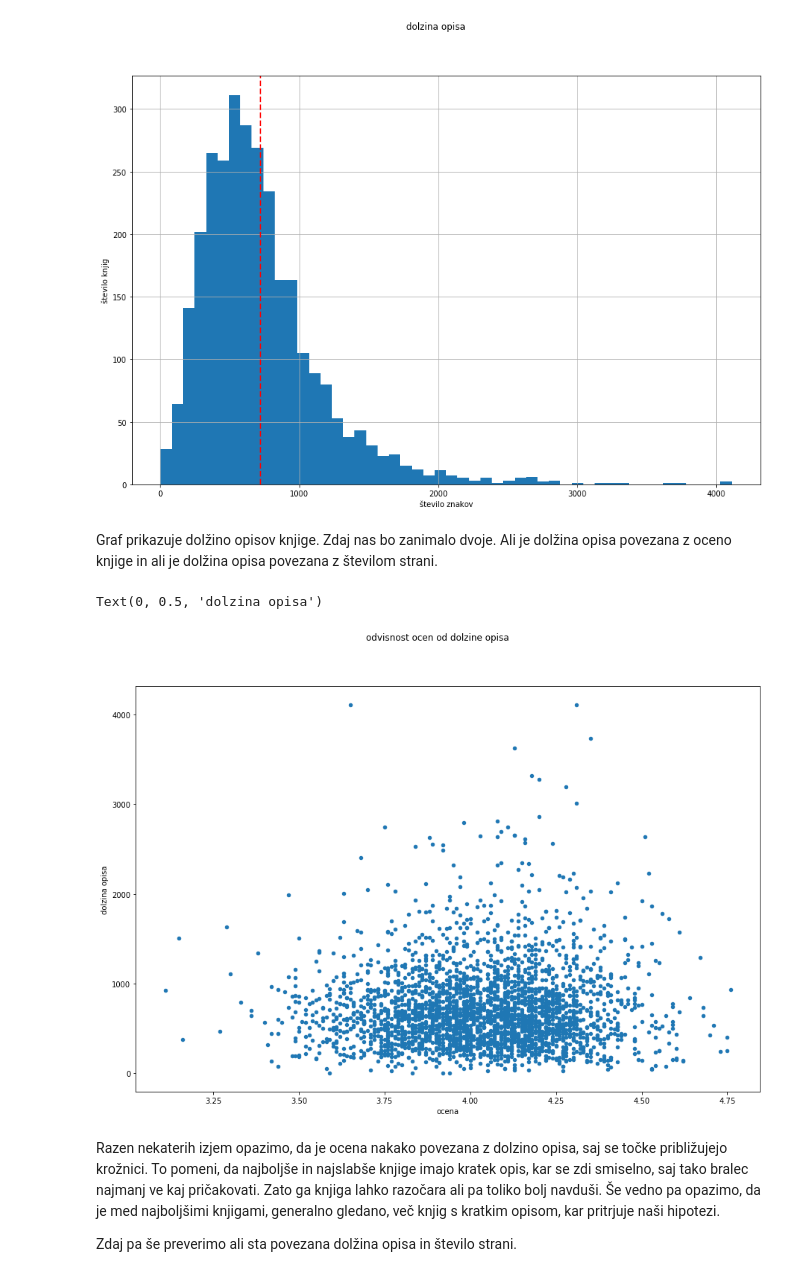
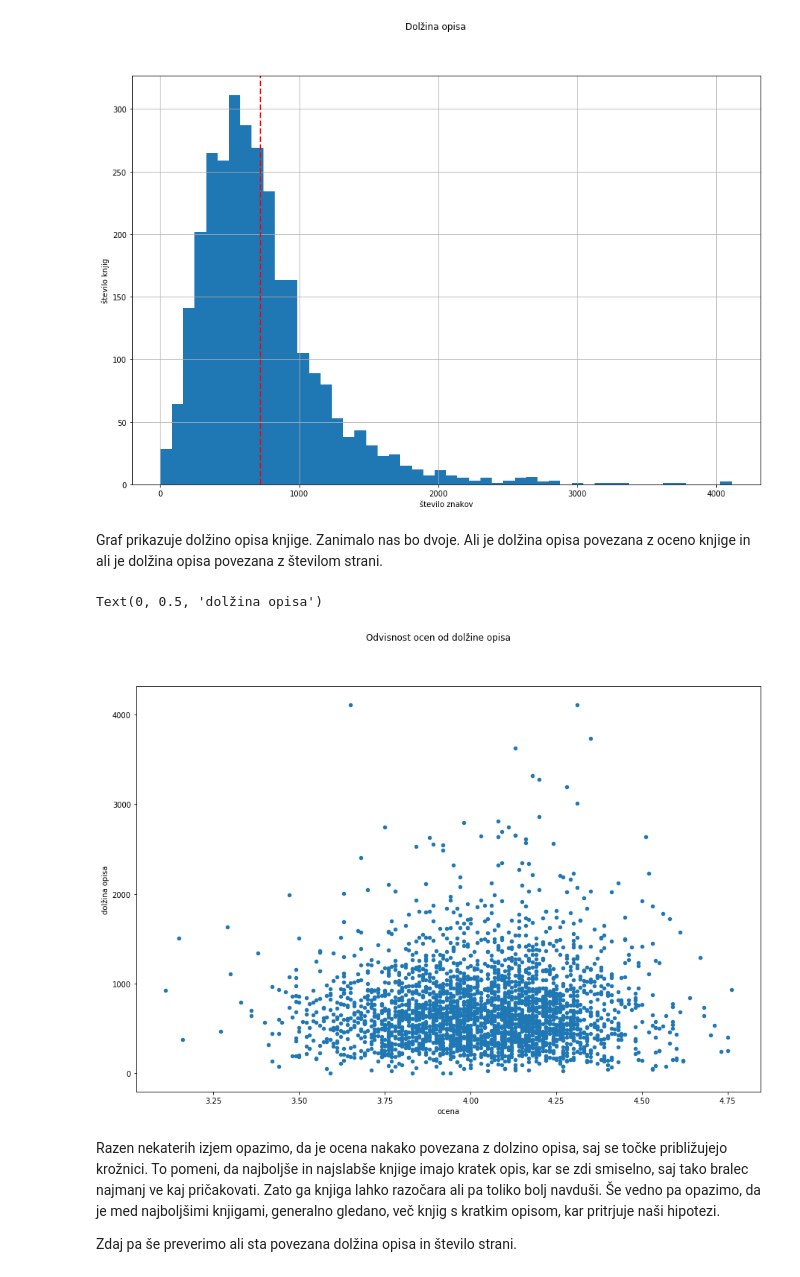
Before and after one commit to rzgdmqt/Projekt-PROG1, a Jupyter notebook: analiza_podatkov.ipynb, the cells around one changed output. Drawn from its saved outputs; the diff is of its cells as text; code cells hidden in the pictures.

```diff
--- a/analiza_podatkov.ipynb
+++ b/analiza_podatkov.ipynb
@@ -294,15 +306,15 @@ plt.ylabel('število knjig')
 Text(0, 0.5, 'število knjig')
 [figure]
 # %% [markdown]
-Graf prikazuje dolžino opisov knjige. Zdaj nas bo zanimalo dvoje. Ali je dolžina opisa povezana z oceno knjige in ali je dolžina opisa povezana z številom strani.
+Graf prikazuje dolžino opisa knjige. Zanimalo nas bo dvoje. Ali je dolžina opisa povezana z oceno knjige in ali je dolžina opisa povezana z številom strani.
 # %%
 knjige.plot.scatter('ocena', 'dolzina_opisa')
-plt.suptitle('odvisnost ocen od dolzine opisa')
+plt.suptitle('Odvisnost ocen od dolžine opisa')
 plt.xlabel('ocena')
-plt.ylabel('dolzina opisa')
+plt.ylabel('dolžina opisa')
 # %% [output]
-Text(0, 0.5, 'dolzina opisa')
+Text(0, 0.5, 'dolžina opisa')
-[figure, old version]
+[figure, new version]
 # %% [markdown]
 Razen nekaterih izjem opazimo, da je ocena nakako povezana z dolzino opisa, saj se točke približujejo krožnici. To pomeni, da najboljše in najslabše knjige imajo kratek opis, kar se zdi smiselno, saj tako bralec najmanj ve kaj pričakovati. Zato ga knjiga lahko razočara ali pa toliko bolj navduši.
 Še vedno pa opazimo, da je med najboljšimi knjigami, generalno gledano, več knjig s kratkim opisom, kar pritrjuje naši hipotezi.
```
Also changed, not shown: parts of 43 cells of this notebook, 1 other file.
